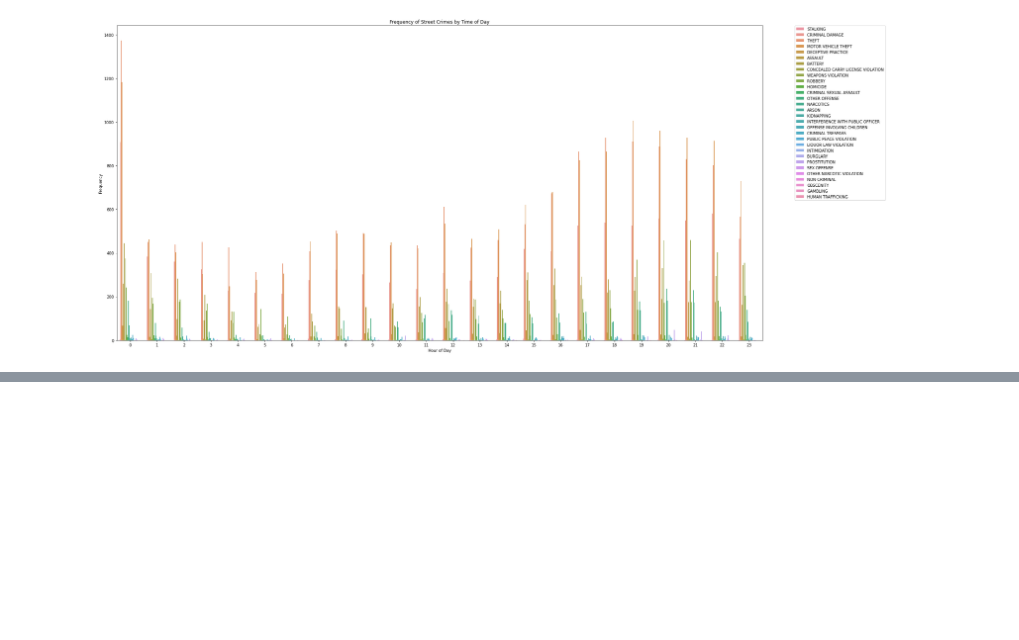
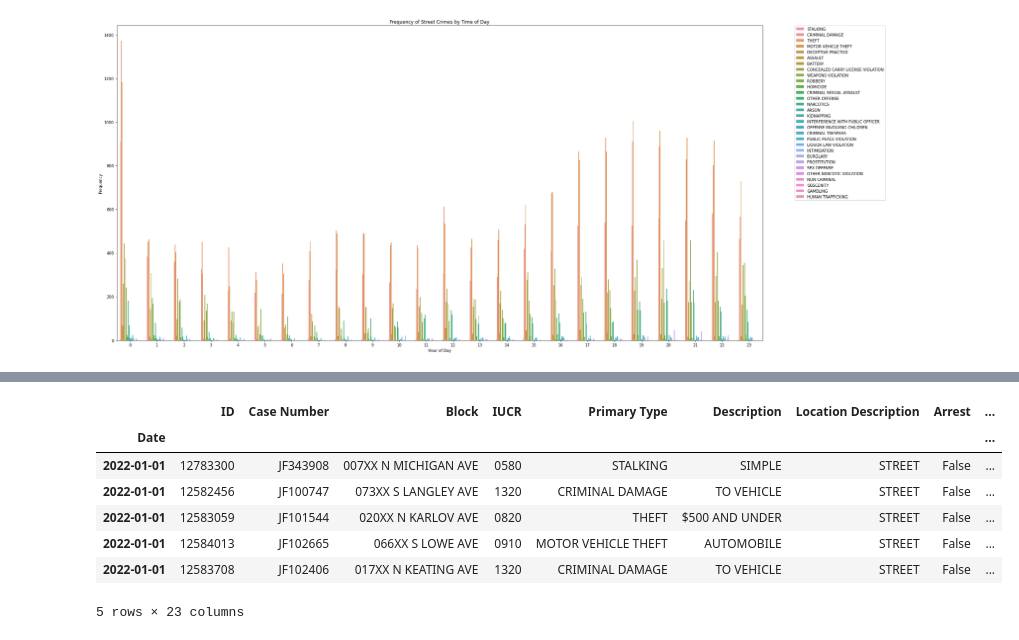
Before and after one commit to amudd10/Chicago-Crime-Analysis, a Jupyter notebook: Chi_crime2022.ipynb, the cells around one changed output, grey strips where cells are left out. Cells and saved outputs as stored; diff of their text form; code cells hidden in the pictures; blank space fills up the shorter version.

```diff
--- a/Chi_crime2022.ipynb
+++ b/Chi_crime2022.ipynb
@@ -279,0 +372,12 @@ See the caveats in the documentation: https://pandas.pydata.org/pandas-docs/stab
+# %%
+street_crimes = street_crimes.drop('time Periods', axis=1)
+street_crimes.head()
+# %% [output]
+|  | ID | Case Number | Block | IUCR | Primary Type | Description | Location Description | Arrest | ... |
+| Date |  |  |  |  |  |  |  |  | ... |
+| 2022-01-01 | 12783300 | JF343908 | 007XX N MICHIGAN AVE | 0580 | STALKING | SIMPLE | STREET | False | ... |
+| 2022-01-01 | 12582456 | JF100747 | 073XX S LANGLEY AVE | 1320 | CRIMINAL DAMAGE | TO VEHICLE | STREET | False | ... |
+| 2022-01-01 | 12583059 | JF101544 | 020XX N KARLOV AVE | 0820 | THEFT | $500 AND UNDER | STREET | False | ... |
+| 2022-01-01 | 12584013 | JF102665 | 066XX S LOWE AVE | 0910 | MOTOR VEHICLE THEFT | AUTOMOBILE | STREET | False | ... |
+| 2022-01-01 | 12583708 | JF102406 | 017XX N KEATING AVE | 1320 | CRIMINAL DAMAGE | TO VEHICLE | STREET | False | ... |
+5 rows × 23 columns
```
Also changed, not shown: parts of 5 cells of this notebook.
